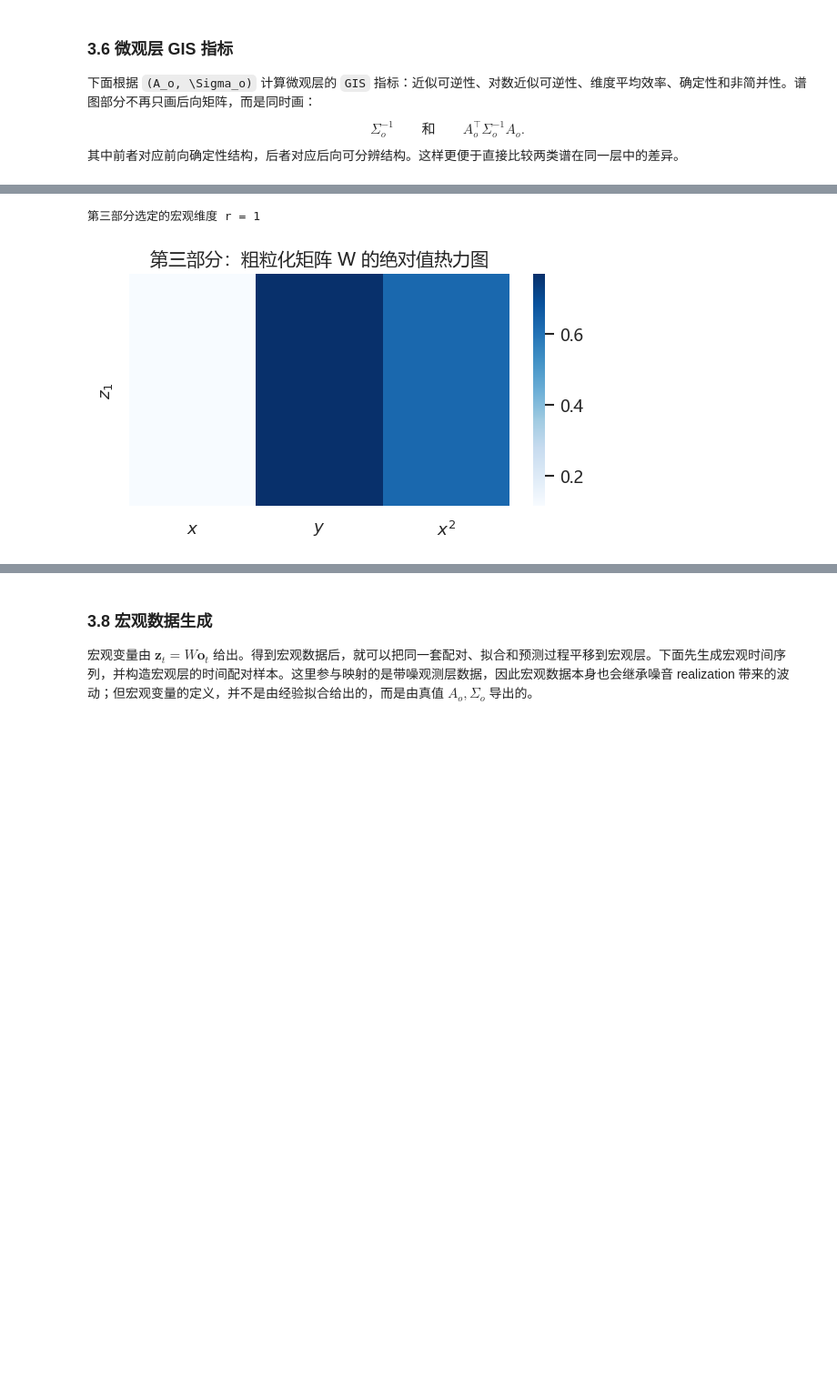
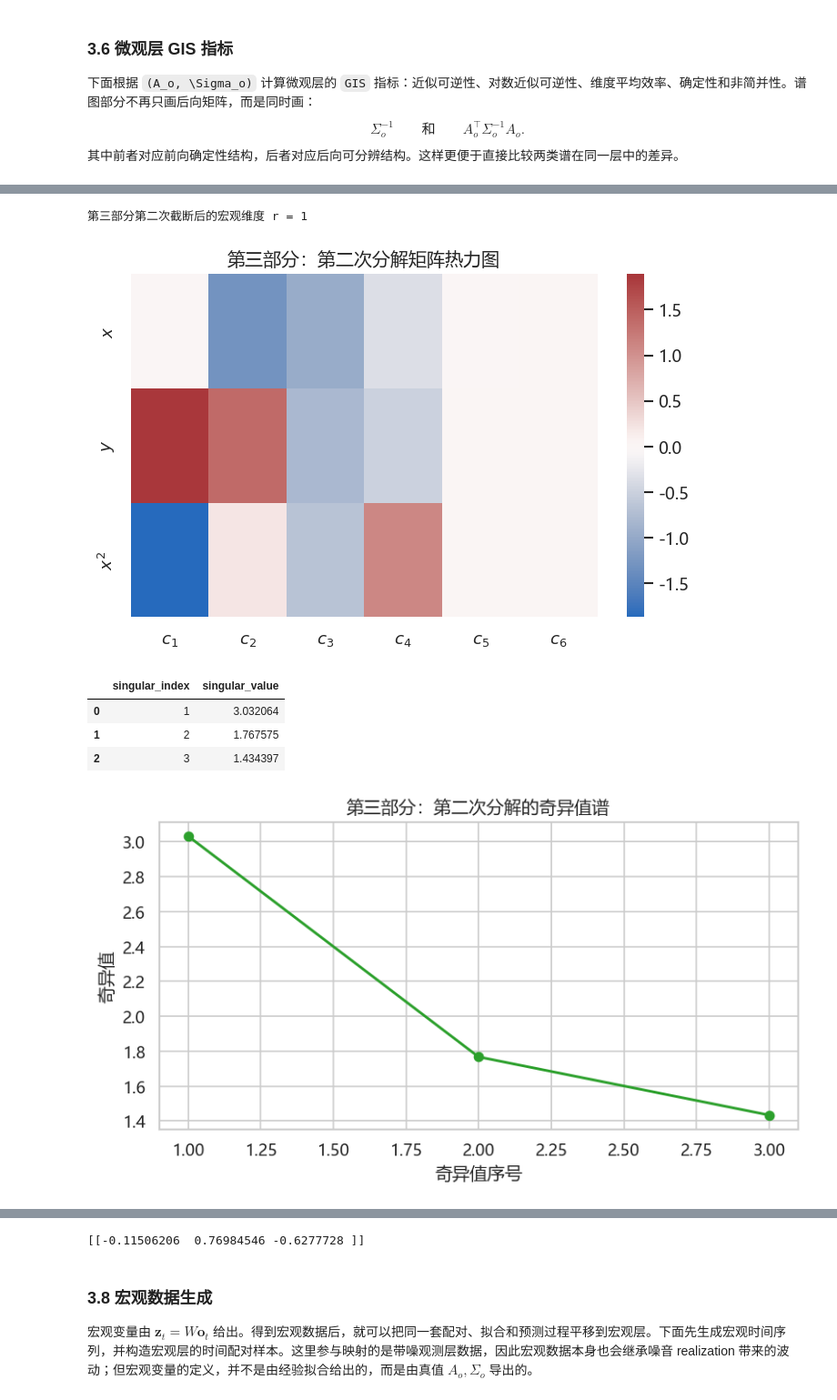
Before and after one commit to Matthew-ymz/koopCEgis, a Jupyter notebook: exp/analysitic/exp_ana_gis.ipynb, the cells around one changed output, grey strips where cells are left out. Shown at 91% size. Cells and saved outputs as stored; diff of their text form; code cells hidden in the pictures; blank space fills up the shorter version.

```diff
--- a/exp/analysitic/exp_ana_gis.ipynb
+++ b/exp/analysitic/exp_ana_gis.ipynb
@@ -510,11 +588,46 @@ $
 
 因此，这一步得到的是“真值动力学与真值观测层噪音下的候选宏观方向”，更适合作为方法正确性的验证对象。
 # %%
-r3, rank_meta3 = select_macro_rank(metrics3_micro['sv_backward'], mode='manual', manual_r=analysis_config['manual_r'], eps=analysis_config['eps'])
-W3 = build_w_from_svd(A3_micro, Sigma3_micro, r=r3, alpha=analysis_config['alpha'], eps=analysis_config['eps'], mode='two_stage')['W']
+requested_r3 = analysis_config.get('manual_r', None)
+w_result3 = build_w_from_svd(
+    A3_micro,
+    Sigma3_micro,
+    r=requested_r3,
+    alpha=analysis_config['alpha'],
+    eps=analysis_config['eps'],
+    mode='two_stage',
+)
+W3 = w_result3['W']
+r3 = w_result3['r']
+rank_meta3 = w_result3['stage_info']
 macro_names_3 = [f'$z_{i+1}$' for i in range(r3)]
-print('第三部分选定的宏观维度 r =', r3)
+print('第三部分第二次截断后的宏观维度 r =', r3)
+
+plot_matrix_heatmap(
+    w_result3['basis_info']['weighted_matrix'],
+    '第三部分：第二次分解矩阵热力图',
+    row_labels=feature_names_3,
+    col_labels=[f'$c_{i+1}$' for i in range(w_result3['basis_info']['weighted_matrix'].shape[1])],
+    center=0.0,
+    figsize=(6, 4),
+    cmap='vlag',
+)
+
+sv_stage2_3 = w_result3['sv_info']['sv_stage2']
+display(pd.DataFrame({'singular_index': np.arange(1, len(sv_stage2_3) + 1), 'singular_value': sv_stage2_3}))
+fig, ax = plt.subplots(figsize=(7, 4))
+ax.plot(np.arange(1, len(sv_stage2_3) + 1), sv_stage2_3, marker='o', color='tab:green', linewidth=1.8)
+ax.set_title('第三部分：第二次分解的奇异值谱')
+ax.set_xlabel('奇异值序号')
+ax.set_ylabel('奇异值')
+plt.tight_layout(); plt.show()
 plot_matrix_heatmap(np.abs(W3), '第三部分：粗粒化矩阵 W 的绝对值热力图', row_labels=macro_names_3, col_labels=feature_names_3, center=None, figsize=(5, 3), cmap='Blues')
+print(W3)
 # %% [output]
-第三部分选定的宏观维度 r = 1
+第三部分第二次截断后的宏观维度 r = 1
-[figure, old version]
+[figure, new version]
+|  | singular_index | singular_value |
+| 0 | 1 | 3.032064 |
+| 1 | 2 | 1.767575 |
+| 2 | 3 | 1.434397 |
+[figure, added]
@@ -521,3 +635,4 @@ plot_matrix_heatmap(np.abs(W3), '第三部分：粗粒化矩阵 W 的绝对值
+[[-0.11506206  0.76984546 -0.6277728 ]]
 # %% [markdown]
 ### 3.8 宏观数据生成
 宏观变量由
```
Also changed, not shown: parts of 8 cells of this notebook, 31 other files.
